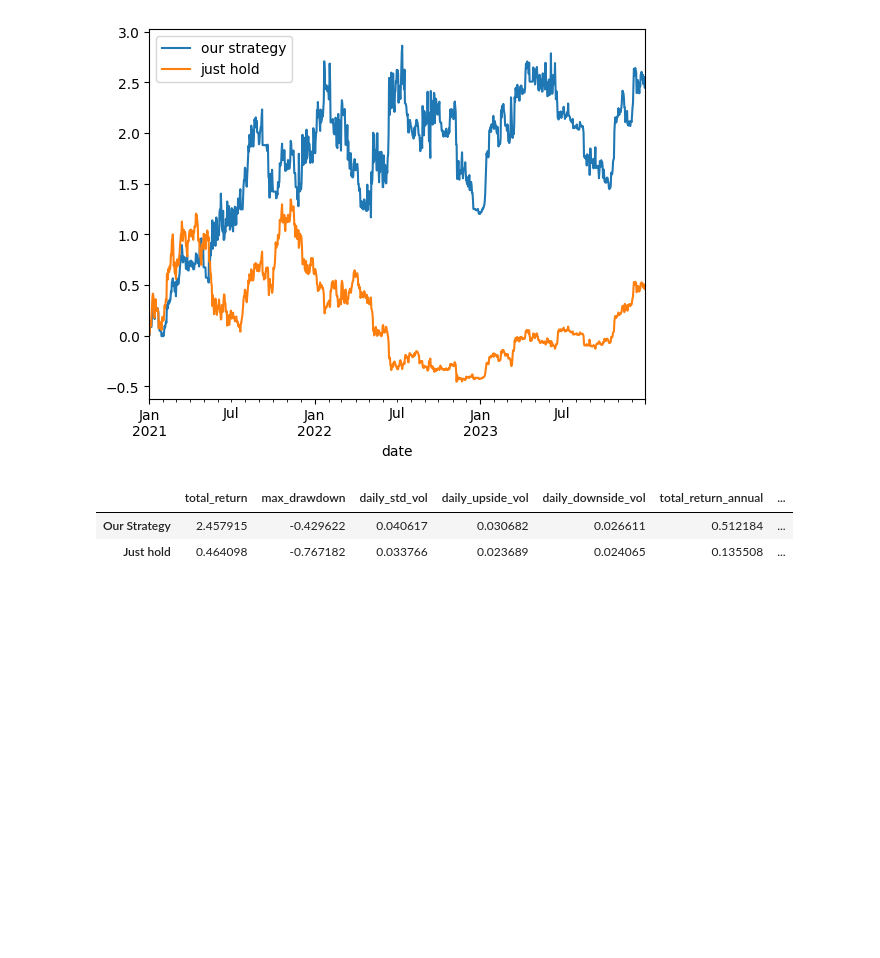
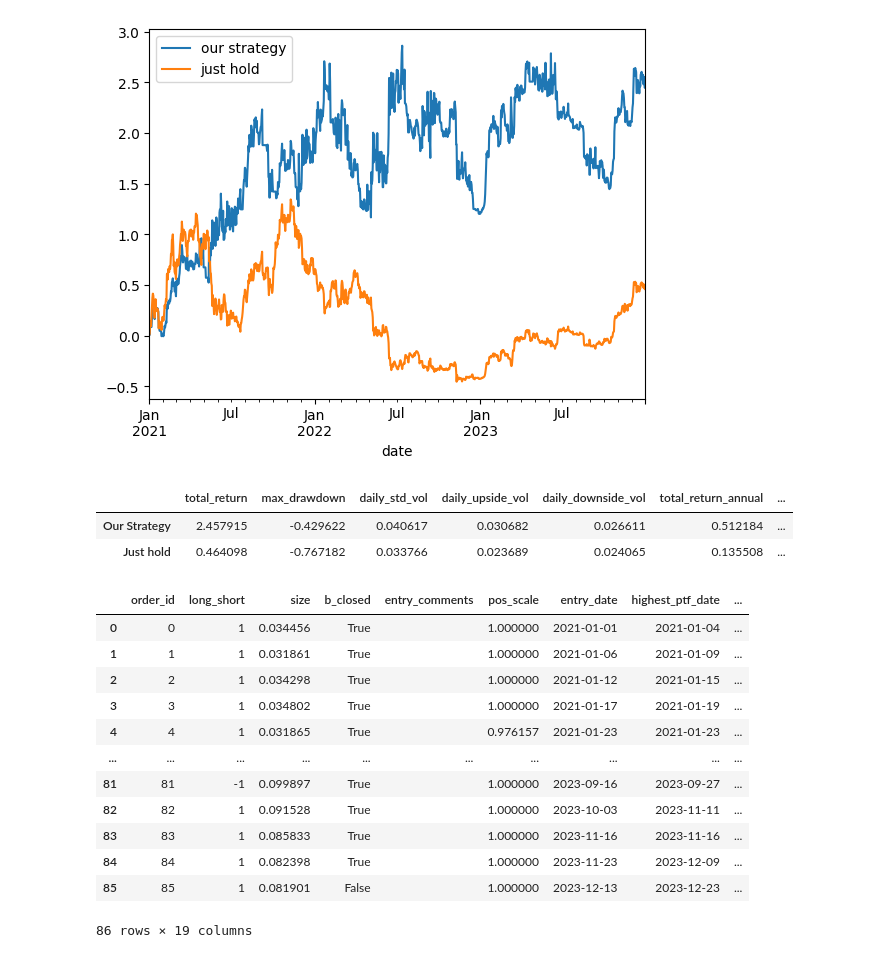
Before and after one commit to xben12/bbk_quant, a Jupyter notebook: main.ipynb, the cells around one changed output. Saved outputs shown, nothing was run; the diff lists cells and outputs as text; code cells hidden in the pictures; blank space fills up the shorter version.

```diff
--- a/main.ipynb
+++ b/main.ipynb
@@ -17,3 +17,19 @@ mb.show()
 |  | total_return | max_drawdown | daily_std_vol | daily_upside_vol | daily_downside_vol | total_return_annual | ... |
 | Our Strategy | 2.457915 | -0.429622 | 0.040617 | 0.030682 | 0.026611 | 0.512184 | ... |
 | Just hold | 0.464098 | -0.767182 | 0.033766 | 0.023689 | 0.024065 | 0.135508 | ... |
+# %%
+df_orders
+# %% [output]
+|  | order_id | long_short | size | b_closed | entry_comments | pos_scale | entry_date | highest_ptf_date | ... |
+| 0 | 0 | 1 | 0.034456 | True |  | 1.000000 | 2021-01-01 | 2021-01-04 | ... |
+| 1 | 1 | 1 | 0.031861 | True |  | 1.000000 | 2021-01-06 | 2021-01-09 | ... |
+| 2 | 2 | 1 | 0.034298 | True |  | 1.000000 | 2021-01-12 | 2021-01-15 | ... |
+| 3 | 3 | 1 | 0.034802 | True |  | 1.000000 | 2021-01-17 | 2021-01-19 | ... |
+| 4 | 4 | 1 | 0.031865 | True |  | 0.976157 | 2021-01-23 | 2021-01-23 | ... |
+| ... | ... | ... | ... | ... | ... | ... | ... | ... | ... |
+| 81 | 81 | -1 | 0.099897 | True |  | 1.000000 | 2023-09-16 | 2023-09-27 | ... |
+| 82 | 82 | 1 | 0.091528 | True |  | 1.000000 | 2023-10-03 | 2023-11-11 | ... |
+| 83 | 83 | 1 | 0.085833 | True |  | 1.000000 | 2023-11-16 | 2023-11-16 | ... |
+| 84 | 84 | 1 | 0.082398 | True |  | 1.000000 | 2023-11-23 | 2023-12-09 | ... |
+| 85 | 85 | 1 | 0.081901 | False |  | 1.000000 | 2023-12-13 | 2023-12-23 | ... |
+86 rows × 19 columns
```
Also changed, not shown: parts of 2 cells of this notebook.
